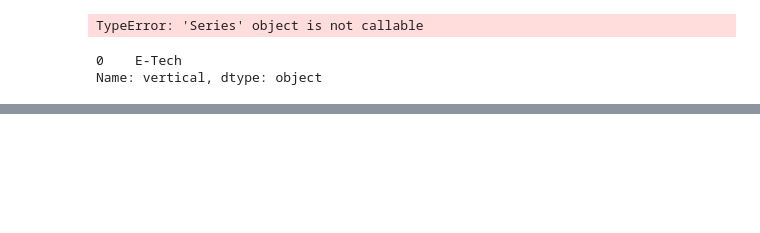
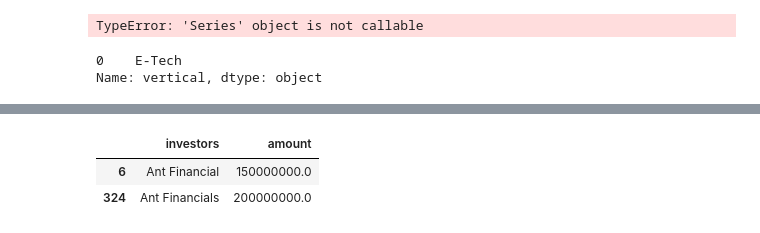
Before and after one commit to Saiyyam24/startup_dataanalysis, a Jupyter notebook: prac.ipynb, the cells around one changed output, grey strips where cells are left out. Saved outputs shown, nothing was run; the diff lists cells and outputs as text; code cells hidden in the pictures; blank space fills up the shorter version.

```diff
--- a/prac.ipynb
+++ b/prac.ipynb
@@ -647,0 +658,6 @@ df[df['startup']]
+# %%
+st[['investors','amount']]
+# %% [output]
+|  | investors | amount |
+| 6 | Ant Financial | 150000000.0 |
+| 324 | Ant Financials | 200000000.0 |
```
Also changed, not shown: parts of 3 cells of this notebook.
